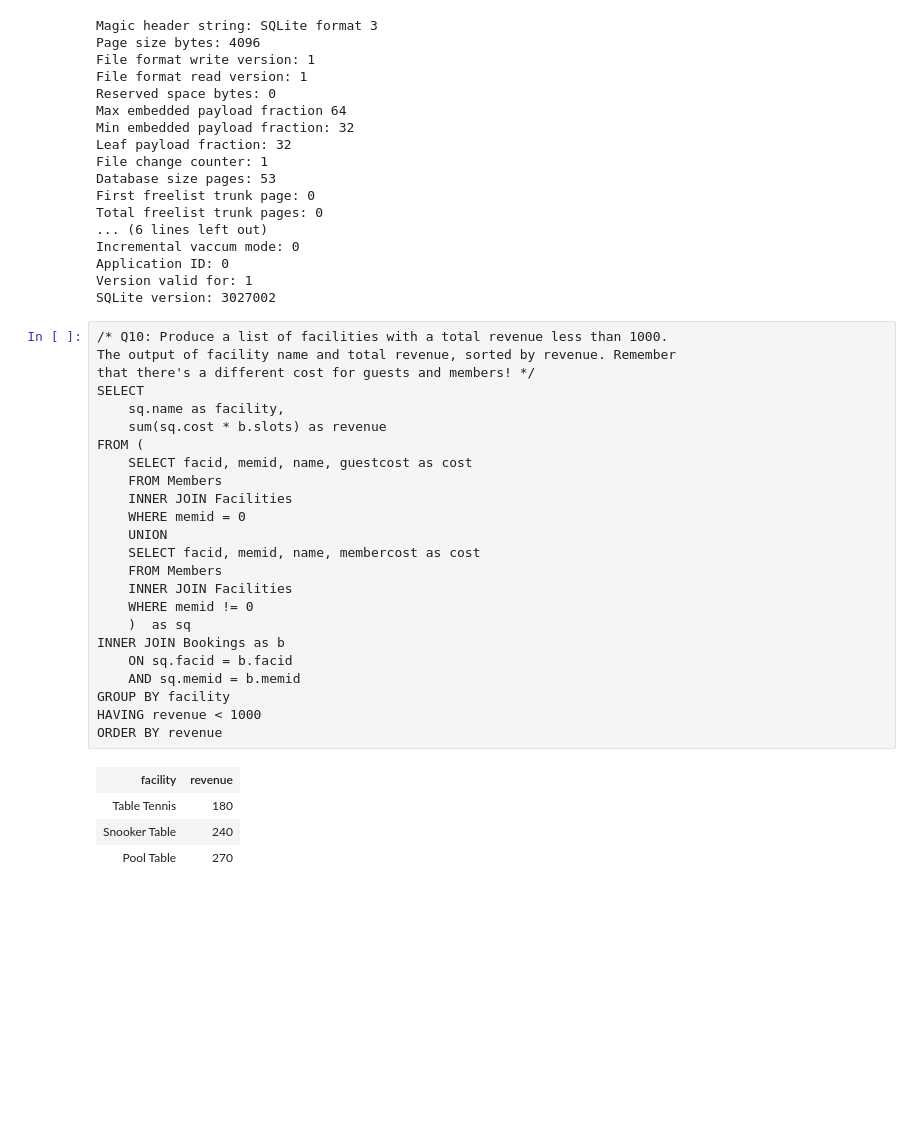
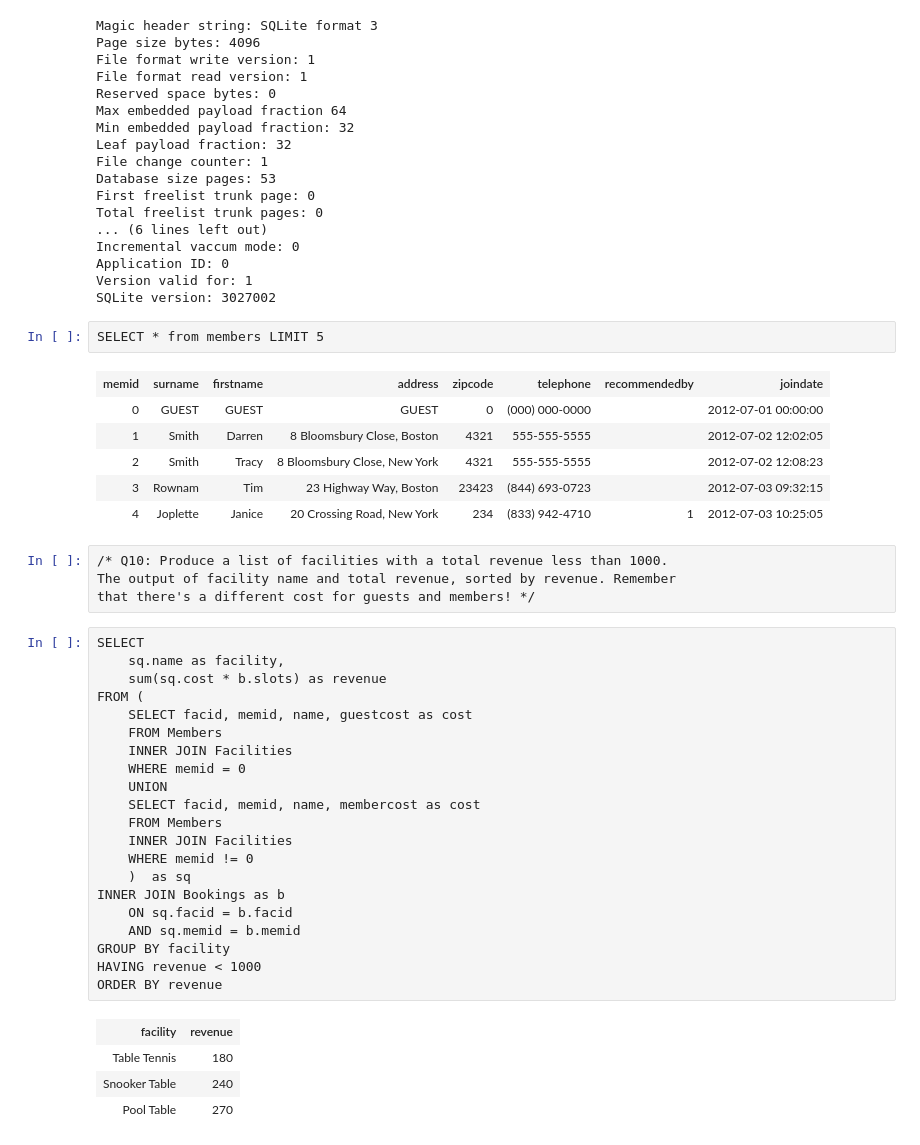
Before and after one commit to sbBEM/SpringBoard, a Jupyter notebook: SQLFiles Tier 2/country_club.ipynb, the cells around one changed output. Cells and saved outputs as stored; diff of their text form; blank space fills up the shorter version.

```diff
--- a/SQLFiles Tier 2/country_club.ipynb
+++ b/SQLFiles Tier 2/country_club.ipynb
@@ -22,10 +22,20 @@ Incremental vaccum mode: 0
 Application ID: 0
 Version valid for: 1
 SQLite version: 3027002
+# %%
+SELECT * from members LIMIT 5
+# %% [output]
+| memid | surname | firstname | address | zipcode | telephone | recommendedby | joindate |
+| 0 | GUEST | GUEST | GUEST | 0 | (000) 000-0000 |  | 2012-07-01 00:00:00 |
+| 1 | Smith | Darren | 8 Bloomsbury Close, Boston | 4321 | 555-555-5555 |  | 2012-07-02 12:02:05 |
+| 2 | Smith | Tracy | 8 Bloomsbury Close, New York | 4321 | 555-555-5555 |  | 2012-07-02 12:08:23 |
+| 3 | Rownam | Tim | 23 Highway Way, Boston | 23423 | (844) 693-0723 |  | 2012-07-03 09:32:15 |
+| 4 | Joplette | Janice | 20 Crossing Road, New York | 234 | (833) 942-4710 | 1 | 2012-07-03 10:25:05 |
+# %%
+/* Q10: Produce a list of facilities with a total revenue less than 1000.
+The output of facility name and total revenue, sorted by revenue. Remember
+that there's a different cost for guests and members! */
 # %%
-/* Q10: Produce a list of facilities with a total revenue less than 1000.
-The output of facility name and total revenue, sorted by revenue. Remember
-that there's a different cost for guests and members! */
 SELECT
     sq.name as facility,
     sum(sq.cost * b.slots) as revenue
```
Also changed, not shown: parts of 7 cells of this notebook.
